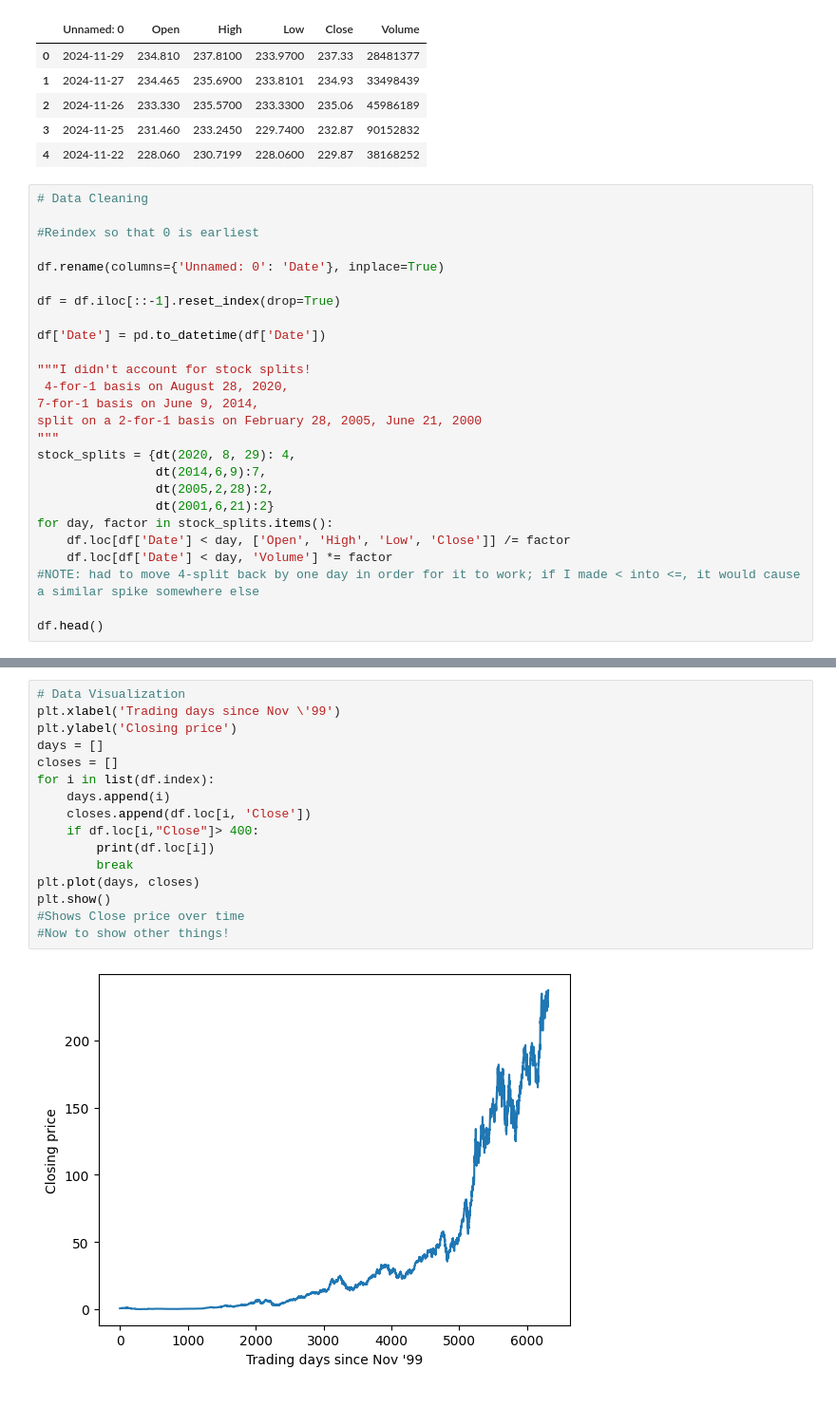
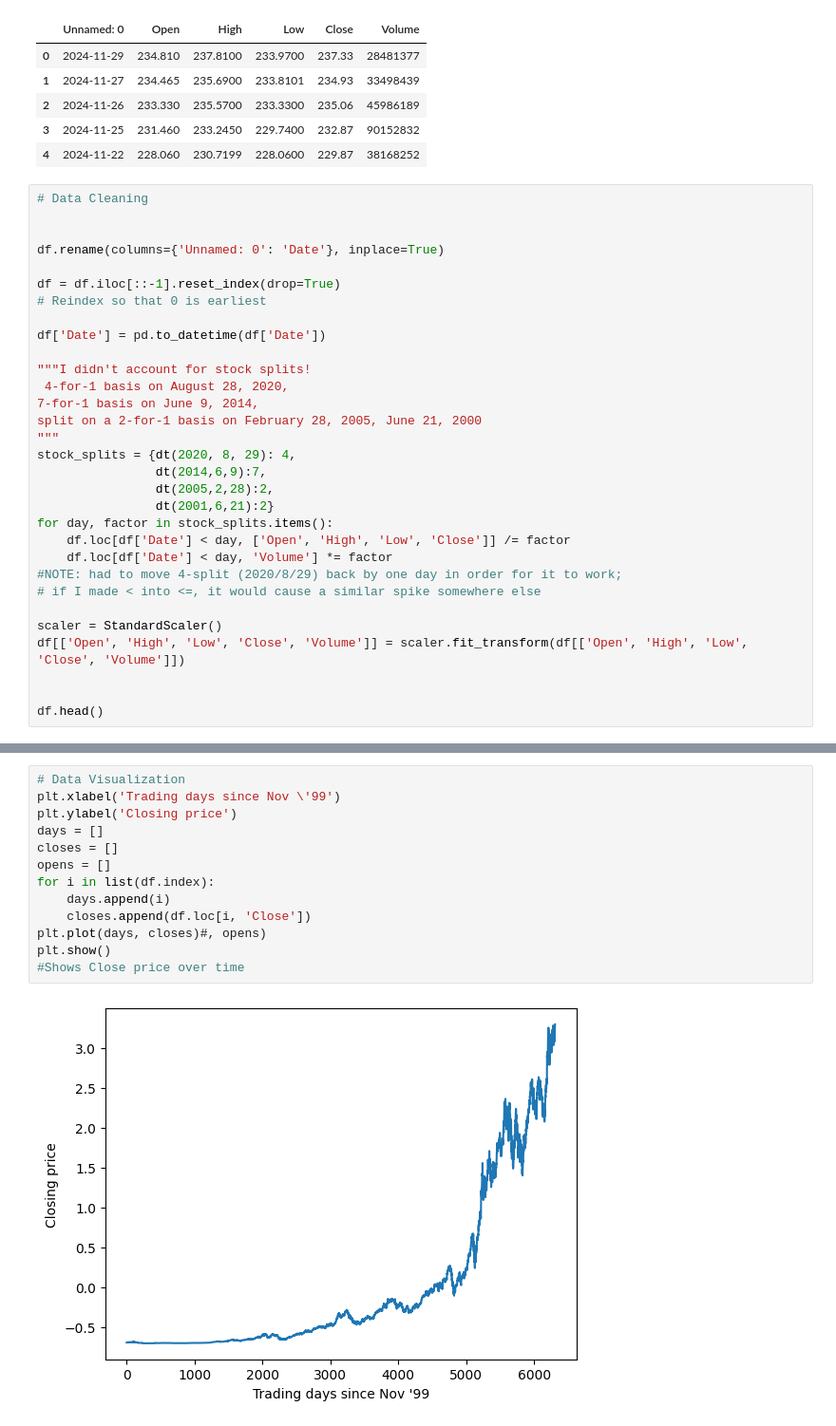
Before and after one commit to GregoryF27/Stock_ML_Regressor_Models, a Jupyter notebook: StockModeling.ipynb, the cells around one changed output, grey strips where cells are left out. Shown: that part at 95% size. Cells and saved outputs as stored; diff of their text form.

Commit message:
Elementary regression of close

```diff
--- a/StockModeling.ipynb
+++ b/StockModeling.ipynb
@@ -23,11 +32,11 @@ df.head()
 # %%
 # Data Cleaning
 
-#Reindex so that 0 is earliest
 
 df.rename(columns={'Unnamed: 0': 'Date'}, inplace=True)
 
 df = df.iloc[::-1].reset_index(drop=True)
+# Reindex so that 0 is earliest
 
 df['Date'] = pd.to_datetime(df['Date'])
 
@@ -43,7 +52,12 @@ stock_splits = {dt(2020, 8, 29): 4,
 for day, factor in stock_splits.items():
     df.loc[df['Date'] < day, ['Open', 'High', 'Low', 'Close']] /= factor
     df.loc[df['Date'] < day, 'Volume'] *= factor
-#NOTE: had to move 4-split back by one day in order for it to work; if I made < into <=, it would cause a similar spike somewhere else
+#NOTE: had to move 4-split (2020/8/29) back by one day in order for it to work;
+# if I made < into <=, it would cause a similar spike somewhere else
+
+scaler = StandardScaler()
+df[['Open', 'High', 'Low', 'Close', 'Volume']] = scaler.fit_transform(df[['Open', 'High', 'Low', 'Close', 'Volume']])
+
 
 df.head()
 # %% [output]
@@ -56,18 +80,15 @@ df.head()
 # %%
 # Data Visualization
 plt.xlabel('Trading days since Nov \'99')
 plt.ylabel('Closing price')
 days = []
 closes = []
+opens = []
 for i in list(df.index):
     days.append(i)
     closes.append(df.loc[i, 'Close'])
-    if df.loc[i,"Close"]> 400:
-        print(df.loc[i])
-        break
-plt.plot(days, closes)
+plt.plot(days, closes)#, opens)
 plt.show()
 #Shows Close price over time
-#Now to show other things!
 # %% [output]
-[figure, old version]
+[figure, new version]
```
Also changed, not shown: parts of 18 cells of this notebook, 1 other file.
